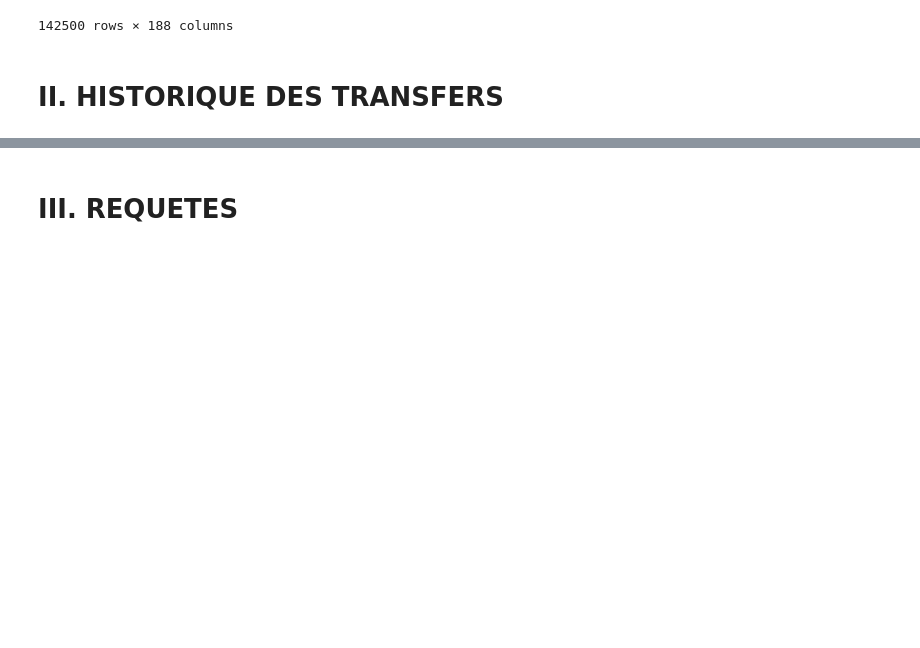
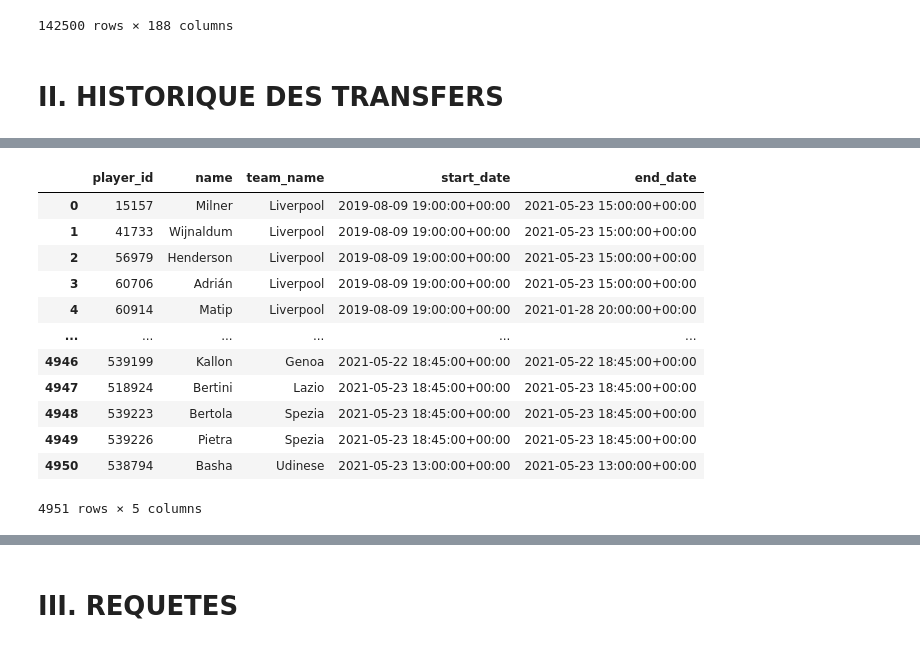
Before and after one commit to Jael-dev/Python-Data-Visualasation-project, a Jupyter notebook: projet.ipynb, the cells around one changed output, grey strips where cells are left out. Cells and saved outputs as stored; diff of their text form; code cells hidden in the pictures; blank space fills up the shorter version.

Commit message:
Historique de transfer function modified

```diff
--- a/projet.ipynb
+++ b/projet.ipynb
@@ -132,3 +132,7 @@ matchdf_players
 142500 rows × 188 columns
 # %% [markdown]
 # II. HISTORIQUE DES TRANSFERS
+# %%
+# Merge matchplayers with players
+matchdf_players_names = matchdf_players.merge(playerdf, left_on='playerid', right_on='idplayer', how='left')
+matchdf_players_names
@@ -134,0 +153,6 @@ matchdf_players
+# %%
+# Merge match_players_names with teams
+
+matchdf_players_names['teamid'] = matchdf_players_names['teamid'].astype(int)
+matchdf_players_names_teams = matchdf_players_names.merge(teamdf, left_on='teamid', right_on='idteam', how='left')
+matchdf_players_names_teams
@@ -134,0 +173,4 @@ matchdf_players
+# %%
+# Merge matchdf_players_names_teams to matchdf to add date
+matchdf_players_names_teams_dates = matchdf_players_names_teams.merge(matchdf, left_on='matchid', right_on='matchid', how='left')
+matchdf_players_names_teams_dates
@@ -135,3 +191,20 @@ matchdf_players
+# %%
+histoiquedf = imports.create_historique_transferts_df(matchdf_players_names_teams_dates)
+histoiquedf
+# %% [output]
+|  | player_id | name | team_name | start_date | end_date |
+| 0 | 15157 | Milner | Liverpool | 2019-08-09 19:00:00+00:00 | 2021-05-23 15:00:00+00:00 |
+| 1 | 41733 | Wijnaldum | Liverpool | 2019-08-09 19:00:00+00:00 | 2021-05-23 15:00:00+00:00 |
+| 2 | 56979 | Henderson | Liverpool | 2019-08-09 19:00:00+00:00 | 2021-05-23 15:00:00+00:00 |
+| 3 | 60706 | Adrián | Liverpool | 2019-08-09 19:00:00+00:00 | 2021-05-23 15:00:00+00:00 |
+| 4 | 60914 | Matip | Liverpool | 2019-08-09 19:00:00+00:00 | 2021-01-28 20:00:00+00:00 |
+| ... | ... | ... | ... | ... | ... |
+| 4946 | 539199 | Kallon | Genoa | 2021-05-22 18:45:00+00:00 | 2021-05-22 18:45:00+00:00 |
+| 4947 | 518924 | Bertini | Lazio | 2021-05-23 18:45:00+00:00 | 2021-05-23 18:45:00+00:00 |
+| 4948 | 539223 | Bertola | Spezia | 2021-05-23 18:45:00+00:00 | 2021-05-23 18:45:00+00:00 |
+| 4949 | 539226 | Pietra | Spezia | 2021-05-23 18:45:00+00:00 | 2021-05-23 18:45:00+00:00 |
+| 4950 | 538794 | Basha | Udinese | 2021-05-23 13:00:00+00:00 | 2021-05-23 13:00:00+00:00 |
+4951 rows × 5 columns
 # %%
 histoiquedf = imports.create_historique_transferts_df()
 histoiquedf
```
Also changed, not shown: parts of 13 cells of this notebook, 1 other file.
